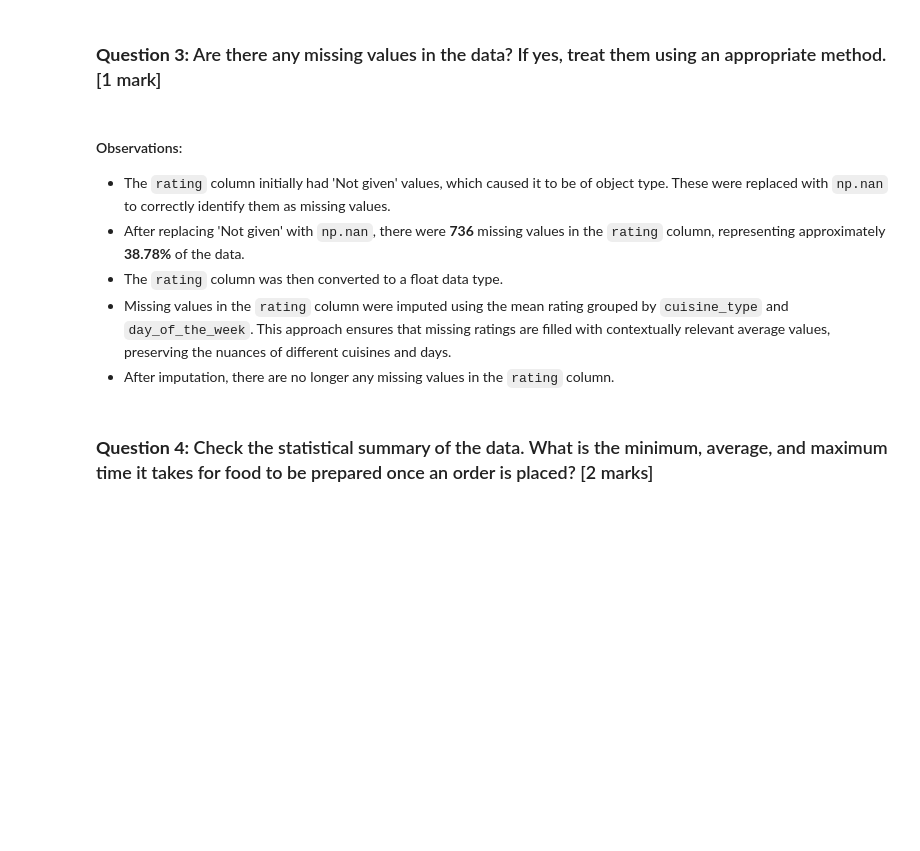
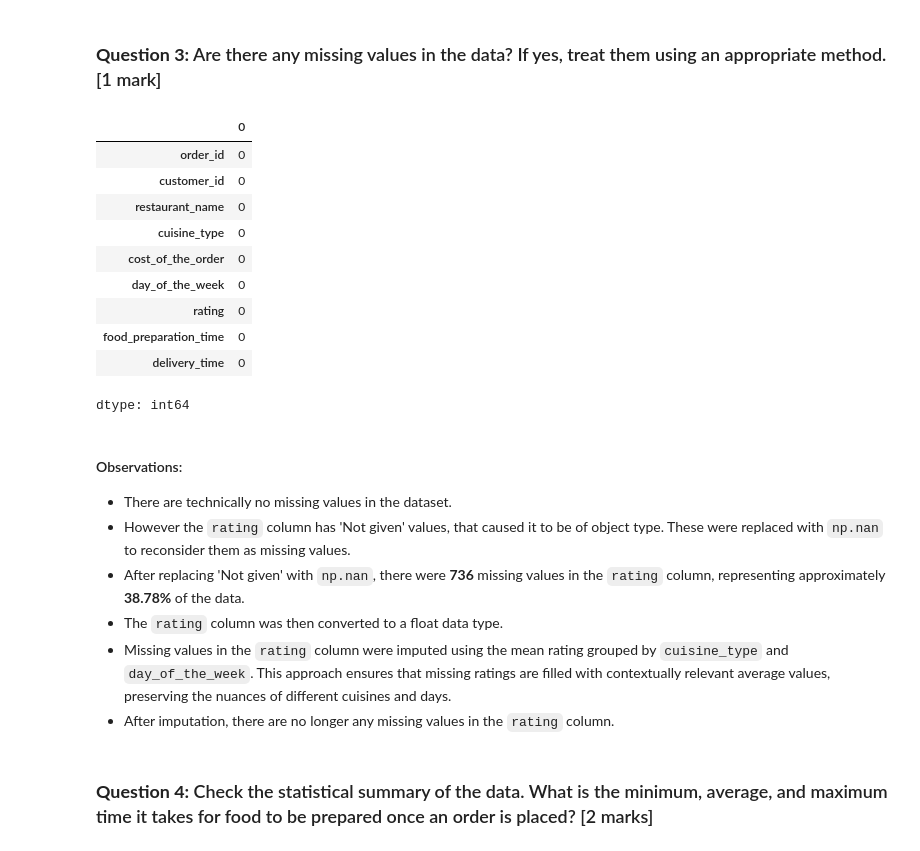
Before and after one commit to bootstrap0/python-foundations, a Jupyter notebook: FoodHub Notebook Full-code Version.ipynb, the cells around one changed output. Saved outputs shown, nothing was run; the diff lists cells and outputs as text; code cells hidden in the pictures; blank space fills up the shorter version.

```diff
--- a/FoodHub Notebook Full-code Version.ipynb
+++ b/FoodHub Notebook Full-code Version.ipynb
@@ -121,6 +121,21 @@ The dataset consists of a mix of numerical and categorical data:
 Although rating is logically a numerical value, it is initially imported as an object type because it contains the string value 'Not given' for unrated orders.
 # %% [markdown]
 ### **Question 3:** Are there any missing values in the data? If yes, treat them using an appropriate method. [1 mark]
+# %%
+# Checking for missing values in the data
+data.isnull().sum()
+# %% [output]
+|  | 0 |
+| order_id | 0 |
+| customer_id | 0 |
+| restaurant_name | 0 |
+| cuisine_type | 0 |
+| cost_of_the_order | 0 |
+| day_of_the_week | 0 |
+| rating | 0 |
+| food_preparation_time | 0 |
+| delivery_time | 0 |
+dtype: int64
 # %%
 # let's see why rating column has object data type
 data['rating'].unique()
@@ -143,7 +158,8 @@ data['rating'] = data['rating'].fillna(value = data.groupby(['cuisine_type','day
 # %% [markdown]
 #### Observations:
 
-*   The `rating` column initially had 'Not given' values, which caused it to be of object type. These were replaced with `np.nan` to correctly identify them as missing values.
+*   There are technically no missing values in the dataset.
+*   However the `rating` column has 'Not given' values, that caused it to be of object type. These were replaced with `np.nan` to reconsider them as missing values.
 *   After replacing 'Not given' with `np.nan`, there were **736** missing values in the `rating` column, representing approximately **38.78%** of the data.
 *   The `rating` column was then converted to a float data type.
 *   Missing values in the `rating` column were imputed using the mean rating grouped by `cuisine_type` and `day_of_the_week`. This approach ensures that missing ratings are filled with contextually relevant average values, preserving the nuances of different cuisines and days.
```
Also changed, not shown: parts of 1 cell of this notebook.
